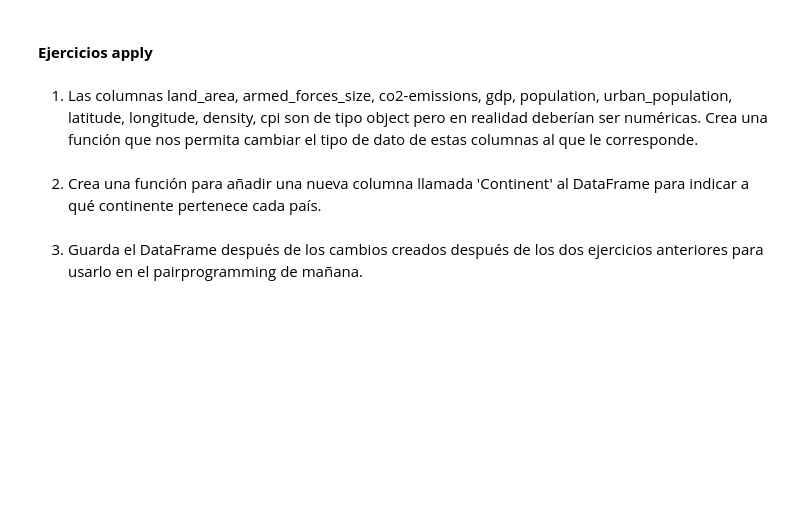
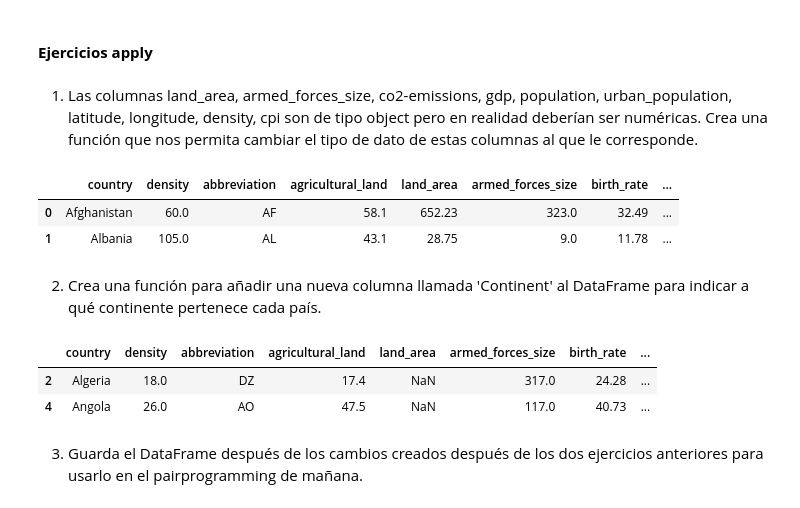
Before and after one commit to DianaG92/adalab-pair_programming-modulo3, a Jupyter notebook: promoH-modulo3-pairprogramming-GroupBy_Apply-DIANA_ISA.ipynb, the cells around one changed output. Cells and saved outputs as stored; diff of their text form; code cells hidden in the pictures; blank space fills up the shorter version.

```diff
--- a/promoH-modulo3-pairprogramming-GroupBy_Apply-DIANA_ISA.ipynb
+++ b/promoH-modulo3-pairprogramming-GroupBy_Apply-DIANA_ISA.ipynb
@@ -7,4 +29,70 @@
+# %%
+columnas = ["land_area", "armed_forces_size", "co2-emissions", "gdp", "population", "urban_population", "latitud", "longitud", "density", "cpi"]
+
+for i in columnas:
+    df_world[i] = df_world[i].apply(convertir_columnas)
+
+df_world.head(2)
+# %% [output]
+|  | country | density | abbreviation | agricultural_land | land_area | armed_forces_size | birth_rate | ... |
+| 0 | Afghanistan | 60.0 | AF | 58.1 | 652.23 | 323.0 | 32.49 | ... |
+| 1 | Albania | 105.0 | AL | 43.1 | 28.75 | 9.0 | 11.78 | ... |
 # %% [markdown]
 2. Crea una función para añadir una nueva columna llamada 'Continent' al DataFrame para indicar a qué continente pertenece cada país.
+# %%
+countries_europe = ['Albania', 'Andorra', 'Armenia', 'Austria', 'Azerbaijan', 'Belarus', 'Belgium', 'Bosnia and Herzegovina',
+                    'Bulgaria', 'Croatia', 'Cyprus', 'Czech Republic', 'Denmark', 'Estonia', 'Finland', 'France', 'Georgia',
+                    'Germany', 'Greece', 'Hungary', 'Iceland', 'Ireland', 'Italy', 'Kazakhstan', 'Kosovo', 'Latvia', 'Liechtenstein',
+                    'Lithuania', 'Luxembourg', 'Malta', 'Moldova', 'Monaco', 'Montenegro', 'Netherlands', 'North Macedonia', 'Norway',
+                    'Poland', 'Portugal', 'Romania', 'Russia', 'San Marino', 'Serbia', 'Slovakia', 'Slovenia', 'Spain', 'Sweden',
+                    'Switzerland', 'Turkey', 'Ukraine', 'United Kingdom', 'Vatican City']
+
+countries_asia = ['Afghanistan', 'Bahrain', 'Bangladesh', 'Bhutan', 'Brunei', 'Cambodia', 'China', 'Cyprus', 'East Timor', 'Georgia',
+                  'India', 'Indonesia', 'Iran', 'Iraq', 'Israel', 'Japan', 'Jordan', 'Kazakhstan', 'Kuwait', 'Kyrgyzstan', 'Laos',
+                  'Lebanon', 'Malaysia', 'Maldives', 'Mongolia', 'Myanmar', 'Nepal', 'North Korea', 'Oman', 'Pakistan', 'Palestine',
+                  'Philippines', 'Qatar', 'Russia', 'Saudi Arabia', 'Singapore', 'South Korea', 'Sri Lanka', 'Syria', 'Tajikistan',
+                  'Thailand', 'Turkey', 'Turkmenistan', 'United Arab Emirates', 'Uzbekistan', 'Vietnam', 'Yemen']
+
+countries_africa = ['Algeria', 'Angola', 'Benin', 'Botswana', 'Burkina Faso', 'Burundi', 'Cabo Verde', 'Cameroon', 'Central African Republic',
+                    'Chad', 'Comoros', 'Congo (Brazzaville)', 'Congo (Kinshasa)', 'Djibouti', 'Egypt', 'Equatorial Guinea', 'Eritrea',
+                    'Eswatini', 'Ethiopia', 'Gabon', 'Gambia', 'Ghana', 'Guinea', 'Guinea-Bissau', 'Ivory Coast', 'Kenya', 'Lesotho',
+                    'Liberia', 'Libya', 'Madagascar', 'Malawi', 'Mali', 'Mauritania', 'Mauritius', 'Morocco', 'Mozambique', 'Namibia',
+                    'Niger', 'Nigeria', 'Rwanda', 'Sao Tome and Principe', 'Senegal', 'Seychelles', 'Sierra Leone', 'Somalia', 'South Africa',
+                    'South Sudan', 'Sudan', 'Tanzania', 'Togo', 'Tunisia', 'Uganda', 'Zambia', 'Zimbabwe']
+
+countries_north_america = ['Antigua and Barbuda', 'Bahamas', 'Barbados', 'Belize', 'Canada', 'Costa Rica', 'Cuba', 'Dominica',
+                           'Dominican Republic', 'El Salvador', 'Grenada', 'Guatemala', 'Haiti', 'Honduras', 'Jamaica', 'Mexico',
+                           'Nicaragua', 'Panama', 'Saint Kitts and Nevis', 'Saint Lucia', 'Saint Vincent and the Grenadines', 'Trinidad and Tobago',
+                           'United States']
+
+countries_south_america = ['Argentina', 'Bolivia', 'Brazil', 'Chile', 'Colombia', 'Ecuador', 'Guyana', 'Paraguay', 'Peru',
+                           'Suriname', 'Uruguay', 'Venezuela']
+
+countries_oceania = ['Australia', 'Fiji', 'Kiribati', 'Marshall Islands', 'Micronesia', 'Nauru', 'New Zealand', 'Palau',
+                     'Papua New Guinea', 'Samoa', 'Solomon Islands', 'Tonga', 'Tuvalu', 'Vanuatu']
+
+def añadir_continente(pais):
+    if pais in countries_europe:
+        return "europe"
+    elif pais in countries_asia:
+        return "asia"
+    elif pais in countries_africa:
+        return "africa"
+    elif pais in countries_north_america:
+        return "north_america"
+    elif pais in countries_south_america:
+        return "south_america"
+    elif pais in countries_oceania:
+        return "oceania"
+    else:
+        return np.nan
+
+df_world["continent"] = df_world["country"].apply(añadir_continente)
+
+df_world.sample(2)
+# %% [output]
+|  | country | density | abbreviation | agricultural_land | land_area | armed_forces_size | birth_rate | ... |
+| 2 | Algeria | 18.0 | DZ | 17.4 | NaN | 317.0 | 24.28 | ... |
+| 4 | Angola | 26.0 | AO | 47.5 | NaN | 117.0 | 40.73 | ... |
 # %% [markdown]
 3. Guarda el DataFrame después de los cambios creados después de los dos ejercicios anteriores para usarlo en el pairprogramming de mañana.
```
Also changed, not shown: parts of 7 cells of this notebook, 1 other file.
